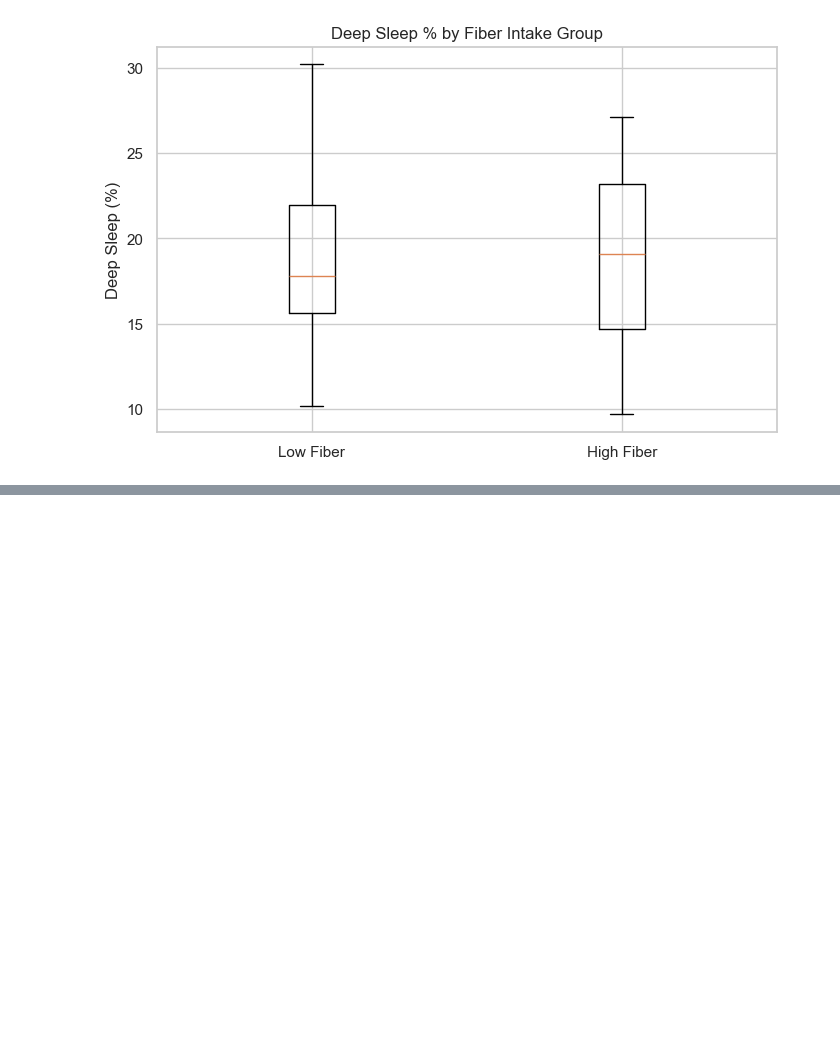
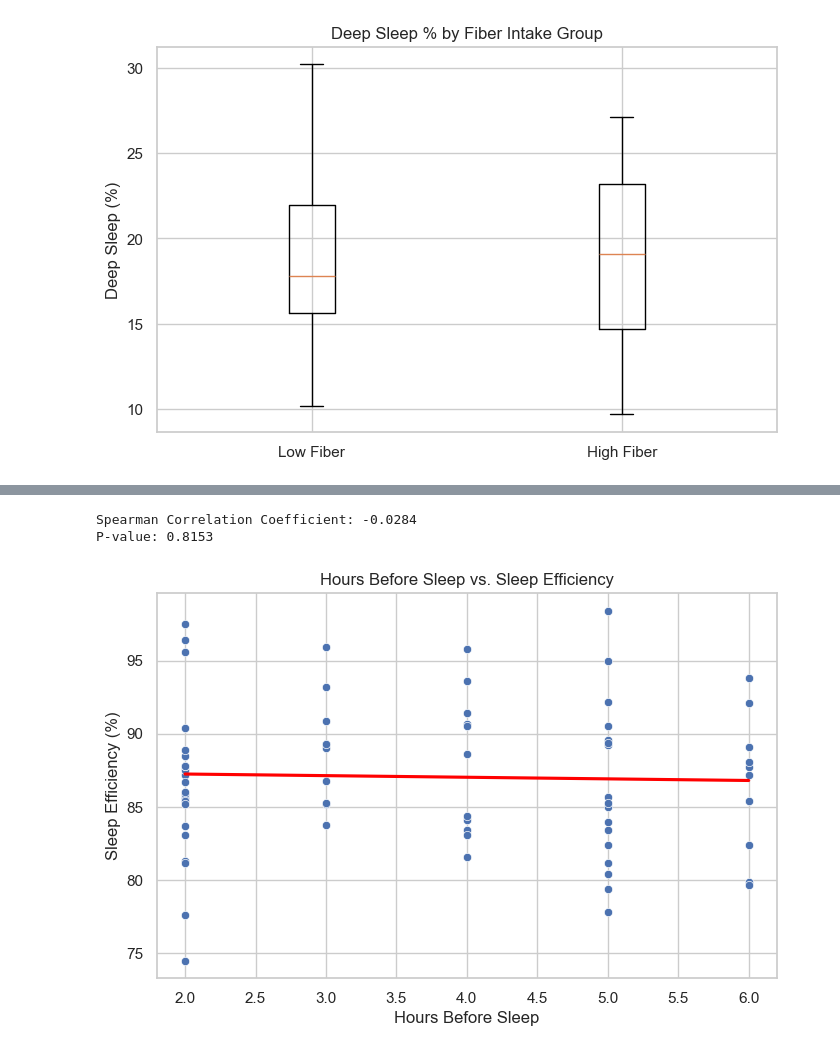
Before and after one commit to Hamzaaw/diet-sleep-analysis, a Jupyter notebook: eda.ipynb, the cells around one changed output, grey strips where cells are left out. Cells and saved outputs as stored; diff of their text form; code cells hidden in the pictures; blank space fills up the shorter version.

Commit message:
Added hypothesis tests 2 & 3: meal timing vs. sleep efficiency and protein vs. REM sleep

```diff
--- a/eda.ipynb
+++ b/eda.ipynb
@@ -223,0 +227,25 @@ After that, we’re ready to push today’s batch to GitHub!
+# %%
+from scipy.stats import spearmanr
+
+# Run Spearman correlation
+x = filtered_df['Hours Before Sleep']
+y = filtered_df['Sleep Efficiency (%)']
+
+corr, p_value = spearmanr(x, y)
+
+print("Spearman Correlation Coefficient:", round(corr, 4))
+print("P-value:", round(p_value, 4))
+
+# Visualize
+plt.figure(figsize=(8, 5))
+sns.scatterplot(x=x, y=y)
+sns.regplot(x=x, y=y, scatter=False, ci=None, color='red')
+plt.title("Hours Before Sleep vs. Sleep Efficiency")
+plt.xlabel("Hours Before Sleep")
+plt.ylabel("Sleep Efficiency (%)")
+plt.grid(True)
+plt.show()
+# %% [output]
+Spearman Correlation Coefficient: -0.0284
+P-value: 0.8153
+[figure, added]
```
Also changed, not shown: parts of 7 cells of this notebook.
